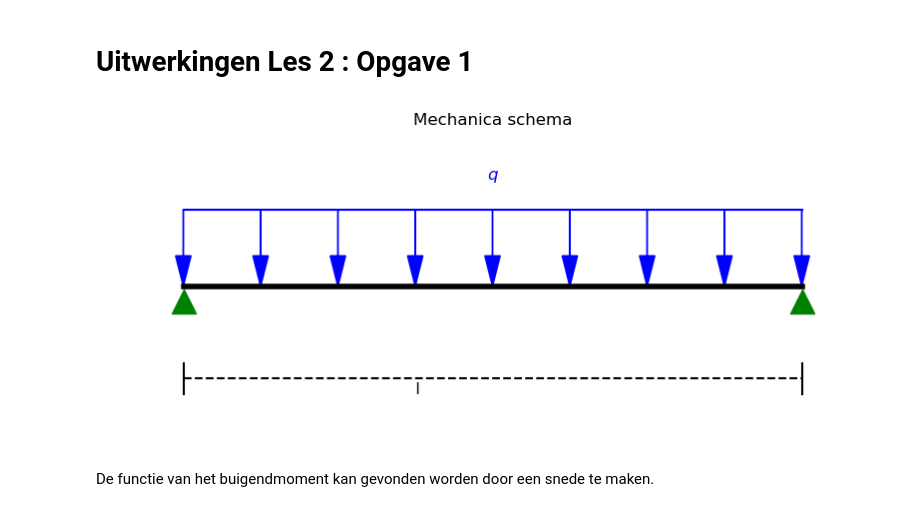
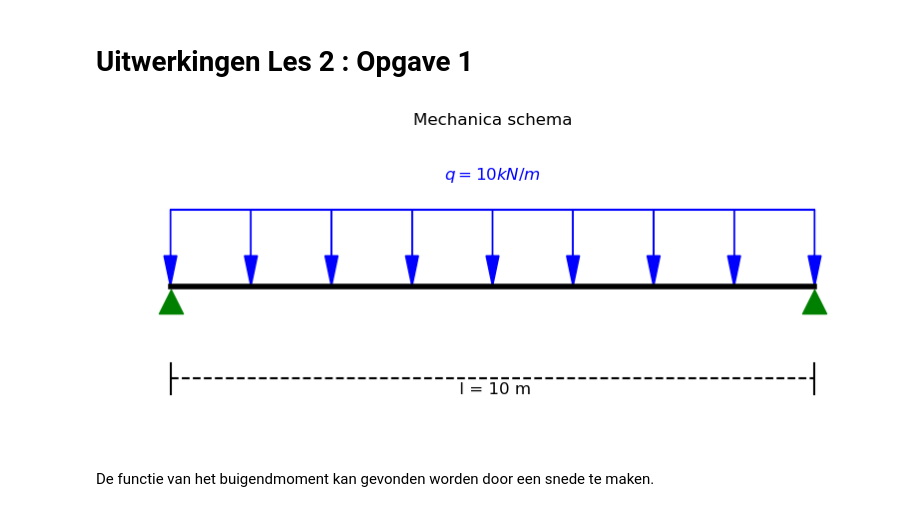
Before and after one commit to HHS-boeken/Mechanica, a Jupyter notebook: book/H1/Opgave_les2_1.ipynb, the cells around one changed output. Saved outputs shown, nothing was run; the diff lists cells and outputs as text; code cells hidden in the pictures.

```diff
--- a/book/H1/Opgave_les2_1.ipynb
+++ b/book/H1/Opgave_les2_1.ipynb
@@ -6,7 +6,7 @@ import numpy as np
 import matplotlib.patches as patches
 
 # Instellen van de balklengte en belastingen
-balk_lengte = 8  # meters
+balk_lengte = 10  # meters
 verdeelde_belasting = 10  # kN/m
 koppel_locatie = 6  # meters
 koppel_waarde = 160  # kNm (met de klok mee)
@@ -29,7 +29,7 @@ ax.scatter(ondersteuning_rechts, -0.1, marker='^', s=300, color='green', label="
 x_vals = np.linspace(0, balk_lengte, 9)
 for x in x_vals:
     ax.arrow(x, 0.5, 0, -0.3, head_width=0.2, head_length=0.2, fc='blue', ec='blue')
-ax.text(balk_lengte / 2, 0.7, r"$q $", fontsize=12, color='blue', ha='center')
+ax.text(balk_lengte / 2, 0.7, r"$q = 10 kN/m$", fontsize=12, color='blue', ha='center')
 ax.plot([0, balk_lengte], [0.5, 0.5], color='blue')  # Meetlijn
 
 # Tekenen van het koppel met cirkelpijlen en blauwe label
@@ -42,7 +42,7 @@ ax.plot([0, 0], [-0.5, -0.7], 'k')  # Begin meetlijn
 #ax.plot([6, 6], [-0.5, -0.7], 'k')  # Begin meetlijn
 ax.plot([balk_lengte, balk_lengte], [-0.5, -0.7], 'k')  # Eind meetlijn
 ax.plot([0, balk_lengte], [-0.6, -0.6], 'k--')  # Meetlijn
-ax.text(6 / 2, -0.7, " l", fontsize=12, ha='center')
+ax.text(10 / 2, -0.7, " l = 10 m", fontsize=12, ha='center')
 #ax.text(7, -0.7, "2 m", fontsize=12, ha='center')
 
 # Maatvoering voor koppel locatie
@@ -62,34 +62,34 @@ ax.set_title("Mechanica schema")
 koppel_locatie = 6  # Positie van het koppel in meters
 koppel_radius = 0.6  # Straal van de boog
 
 
 # Bereken de positie van de pijlpunt op de boog
 hoek_pijl = 90  # Pijlpunt bij 270 graden (onderkant boog)
 pijl_x = 6.15 #koppel_locatie + (koppel_radius / 2) * np.cos(np.radians(hoek_pijl))
 pijl_y = -0.25 #0.3 + (koppel_radius / 2) * np.sin(np.radians(hoek_pijl))
 
 # Pijlpunt toevoegen aan de boog
 #ax.add_patch(arc)
 #ax.arrow(pijl_x, pijl_y, -0.02, -0.01, head_width=0.1, head_length=0.1, fc='blue', ec='blue')
 
 # Label voor het koppel
 #ax.text(koppel_locatie, -.45, r"$M = 160\ kNm$", fontsize=12, color='blue', ha='center')
 
 # Legenda
 #ax.legend()
 
 # Assen uitschakelen
 ax.axis('off')
 #ax.grid()
 
 # Creëer de boog voor het koppel
 #arc = patches.Arc((koppel_locatie,-0), koppel_radius, koppel_radius, angle=270, theta1=20, theta2=180, color='blue', lw=2)
 #ax.add_patch(arc)
 
 # Plot weergeven
 plt.show()
 # %% [output]
-[figure, old version]
+[figure, new version]
 # %% [markdown]
 De functie van het buigendmoment kan gevonden worden door een snede te maken.
 # %% [markdown]
```
Also changed, not shown: parts of 13 cells of this notebook, 2 other files.
